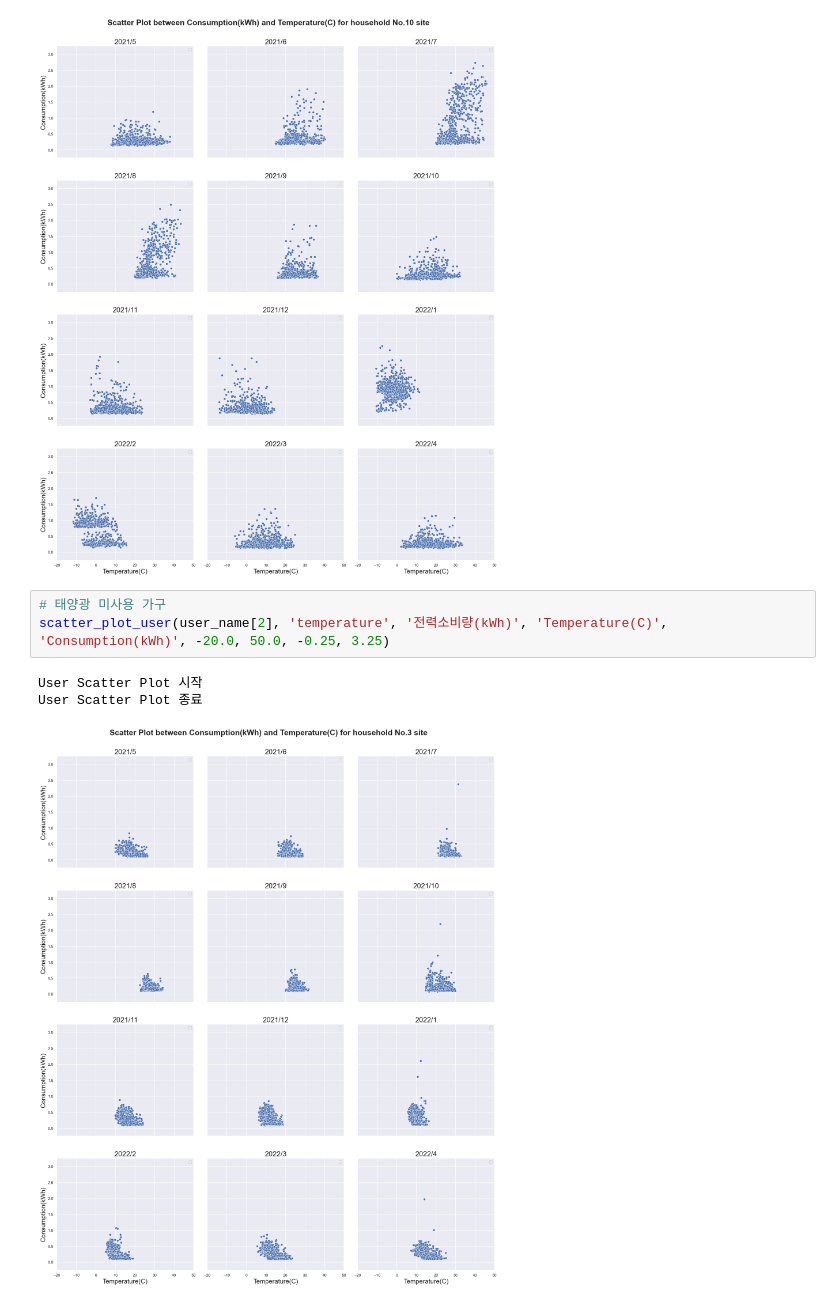
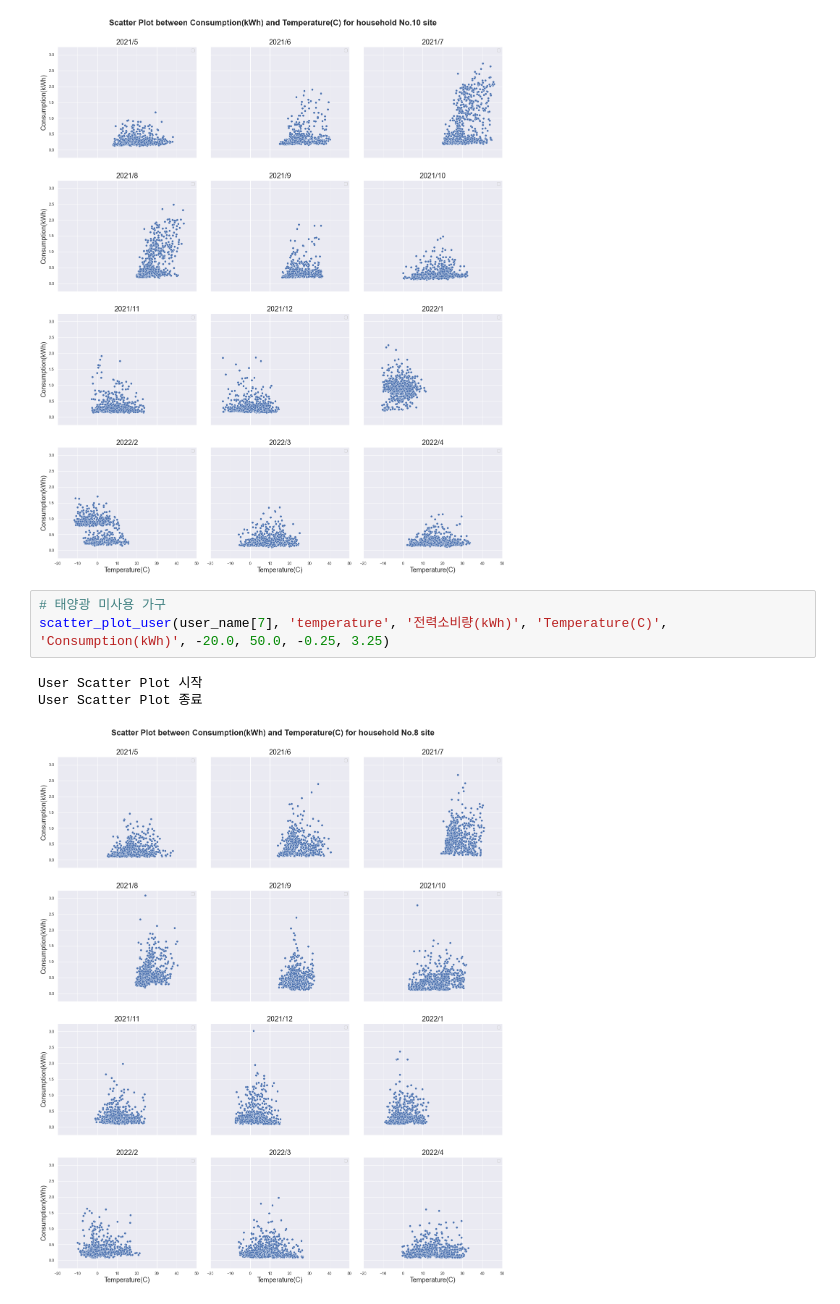
Before and after one commit to hyeondk/PV-Smart-Metering-2022, a Jupyter notebook: 2. Analysis Code/6. Making final results/6. solar_visual.ipynb, the cells around one changed output. Cells and saved outputs as stored; diff of their text form.

Commit message:
Added some scatter plots.

```diff
--- a/2. Analysis Code/6. Making final results/6. solar_visual.ipynb
+++ b/2. Analysis Code/6. Making final results/6. solar_visual.ipynb
@@ -386,8 +386,8 @@ User Scatter Plot 종료
 [figure]
 # %%
 # 태양광 미사용 가구
-scatter_plot_user(user_name[2], 'temperature', '전력소비량(kWh)', 'Temperature(C)', 'Consumption(kWh)', -20.0, 50.0, -0.25, 3.25)
+scatter_plot_user(user_name[7], 'temperature', '전력소비량(kWh)', 'Temperature(C)', 'Consumption(kWh)', -20.0, 50.0, -0.25, 3.25)
 # %% [output]
 User Scatter Plot 시작
 User Scatter Plot 종료
-[figure, old version]
+[figure, new version]
```
Also changed, not shown: parts of 9 cells of this notebook.
